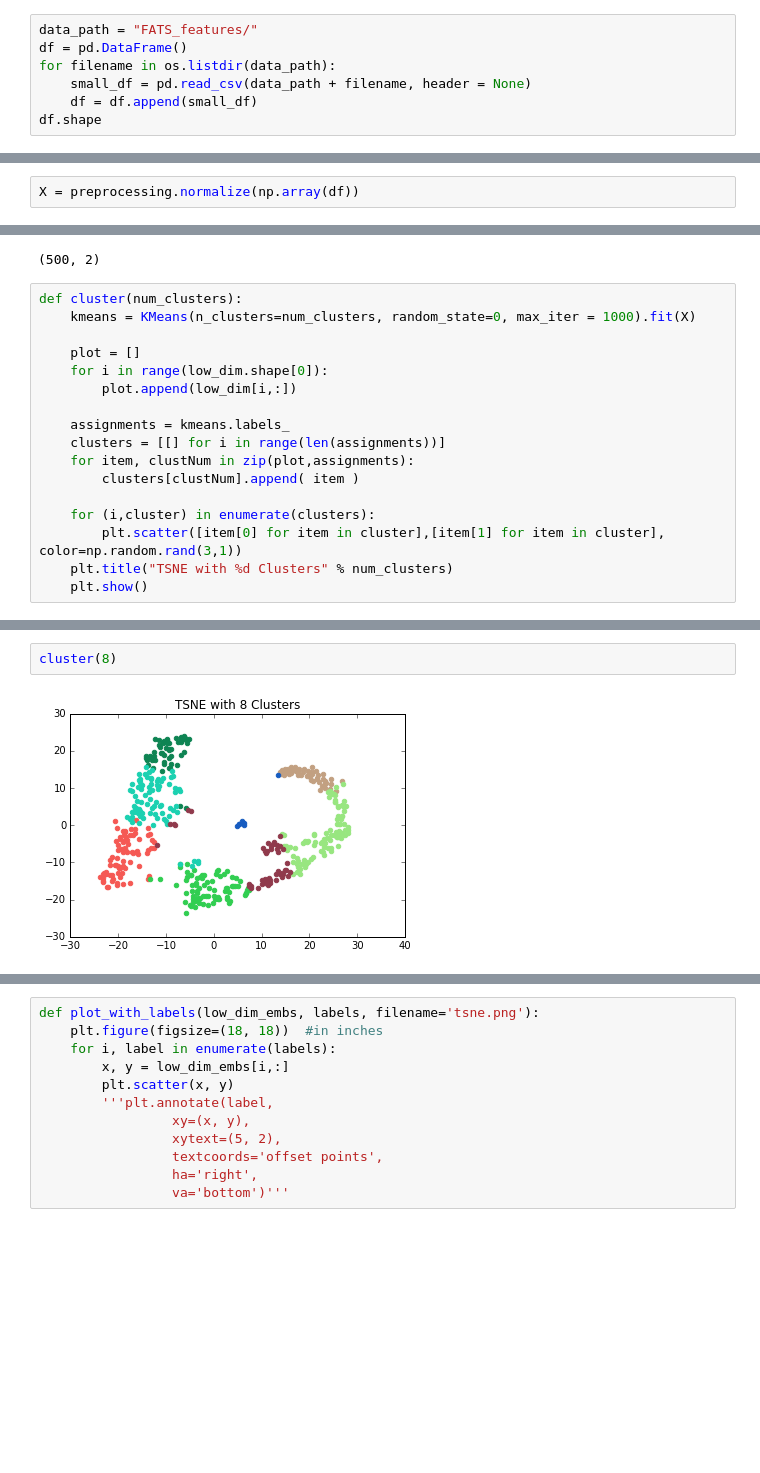
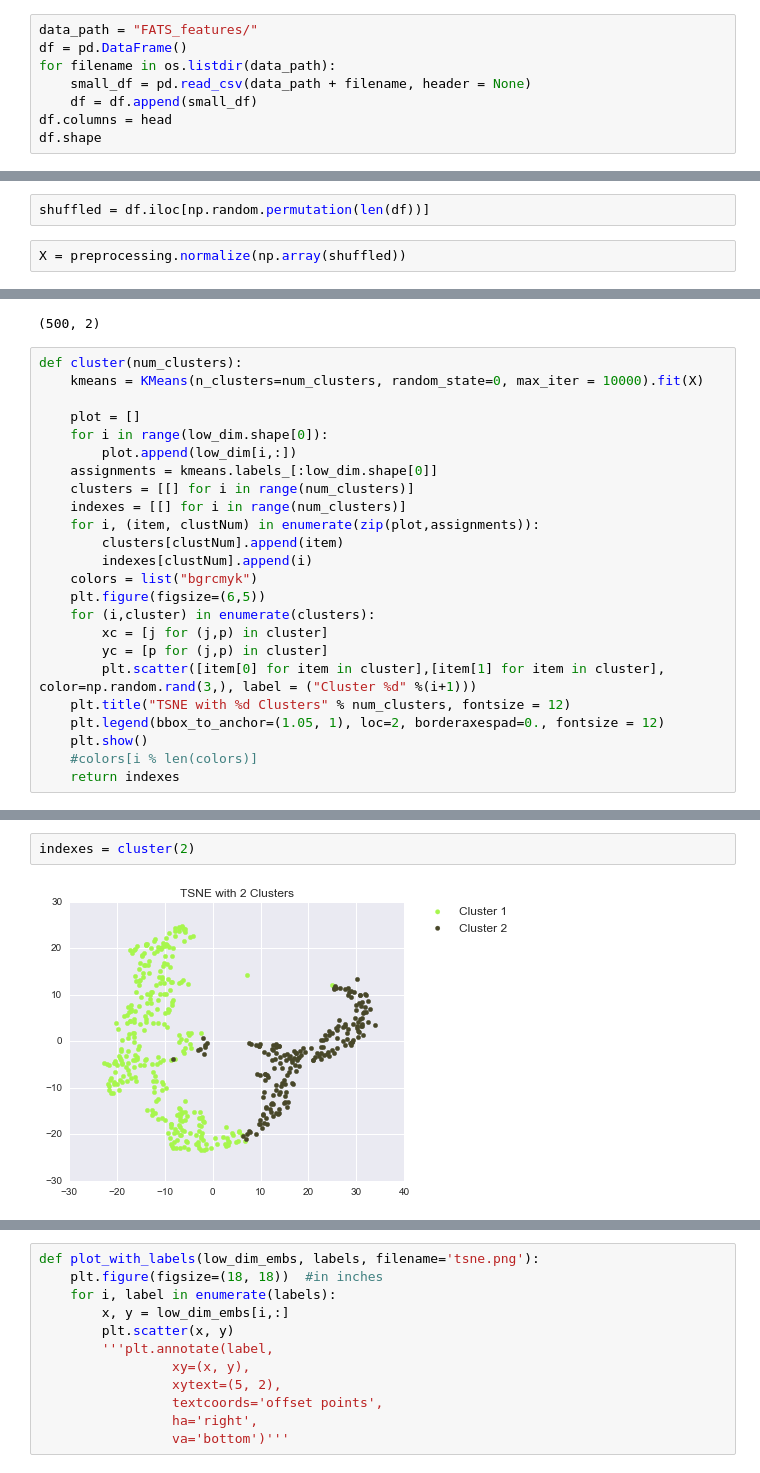
Before and after one commit to neb330/BlackHoles, a Jupyter notebook: Kmeans.ipynb, the cells around one changed output, grey strips where cells are left out. Saved outputs shown, nothing was run; the diff lists cells and outputs as text; blank space fills up the shorter version.

Commit message:
altering cluster methods

```diff
--- a/Kmeans.ipynb
+++ b/Kmeans.ipynb
@@ -41,6 +63,7 @@ df = pd.DataFrame()
 for filename in os.listdir(data_path):
     small_df = pd.read_csv(data_path + filename, header = None)
     df = df.append(small_df)
+df.columns = head
 df.shape
 # %% [output]
 (13496, 59)
@@ -50,8 +73,10 @@ df = df.replace('Missing', np.nan)
 for col in df.columns.values:
     df[col] = df[col].astype(float)
 df = df.apply(lambda x: x.fillna(x.mean()),axis=0)
+# %%
+shuffled = df.iloc[np.random.permutation(len(df))]
 # %%
-X = preprocessing.normalize(np.array(df))
+X = preprocessing.normalize(np.array(shuffled))
 # %%
 inertias = []
 for i in range(1, 30):
@@ -86,18 +111,25 @@ low_dim.shape
 (500, 2)
 # %%
 def cluster(num_clusters):
-    kmeans = KMeans(n_clusters=num_clusters, random_state=0, max_iter = 1000).fit(X)
+    kmeans = KMeans(n_clusters=num_clusters, random_state=0, max_iter = 10000).fit(X)
 
     plot = []
     for i in range(low_dim.shape[0]):
         plot.append(low_dim[i,:])
-
-    assignments = kmeans.labels_
-    clusters = [[] for i in range(len(assignments))]
-    for item, clustNum in zip(plot,assignments):
-        clusters[clustNum].append( item )
-
+    assignments = kmeans.labels_[:low_dim.shape[0]]
+    clusters = [[] for i in range(num_clusters)]
+    indexes = [[] for i in range(num_clusters)]
+    for i, (item, clustNum) in enumerate(zip(plot,assignments)):
+        clusters[clustNum].append(item)
+        indexes[clustNum].append(i)
+    colors = list("bgrcmyk")
+    plt.figure(figsize=(6,5))
     for (i,cluster) in enumerate(clusters):
-        plt.scatter([item[0] for item in cluster],[item[1] for item in cluster], color=np.random.rand(3,1))
-    plt.title("TSNE with %d Clusters" % num_clusters)
+        xc = [j for (j,p) in cluster]
+        yc = [p for (j,p) in cluster]
+        plt.scatter([item[0] for item in cluster],[item[1] for item in cluster], color=np.random.rand(3,), label = ("Cluster %d" %(i+1)))
+    plt.title("TSNE with %d Clusters" % num_clusters, fontsize = 12)
+    plt.legend(bbox_to_anchor=(1.05, 1), loc=2, borderaxespad=0., fontsize = 12)
     plt.show()
+    #colors[i % len(colors)]
+    return indexes
@@ -116,4 +136,4 @@ cluster(7)
-# %%
-cluster(8)
-# %% [output]
-[figure, removed]
+# %%
+indexes = cluster(2)
+# %% [output]
+[figure, added]
```
Also changed, not shown: parts of 13 cells of this notebook.
